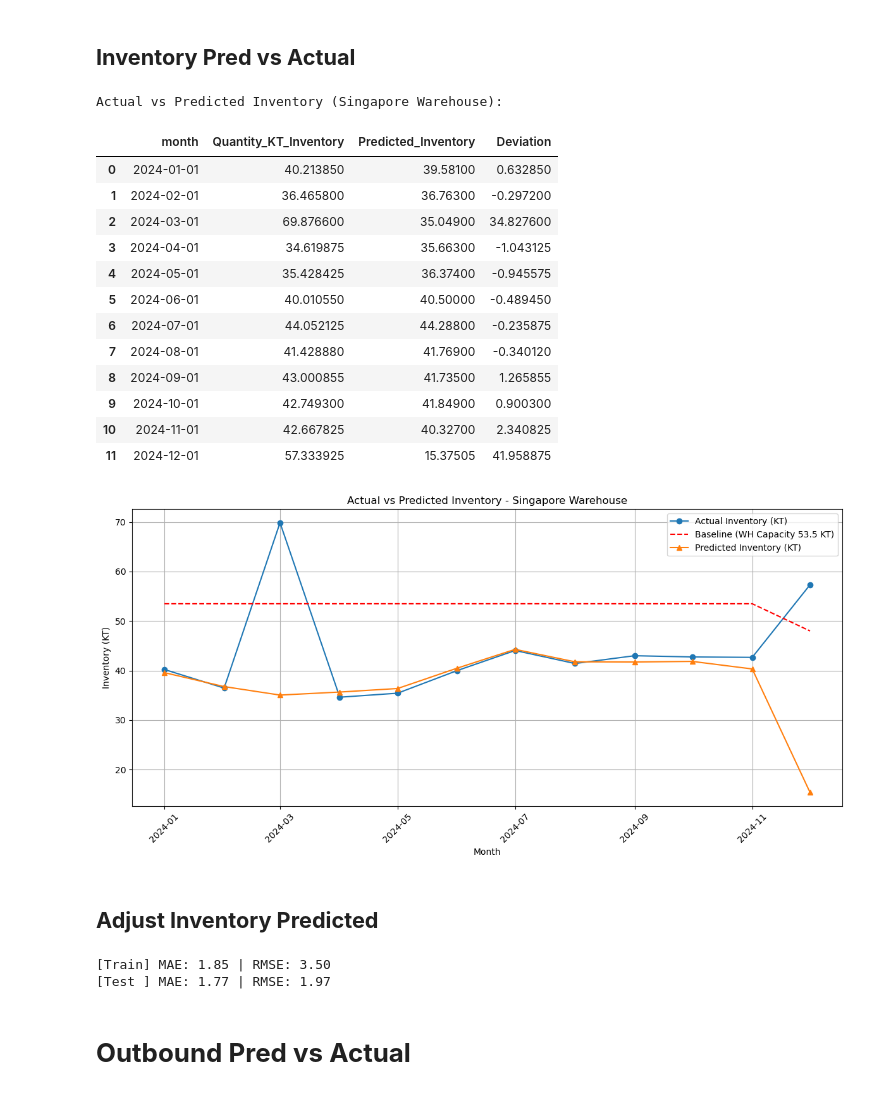
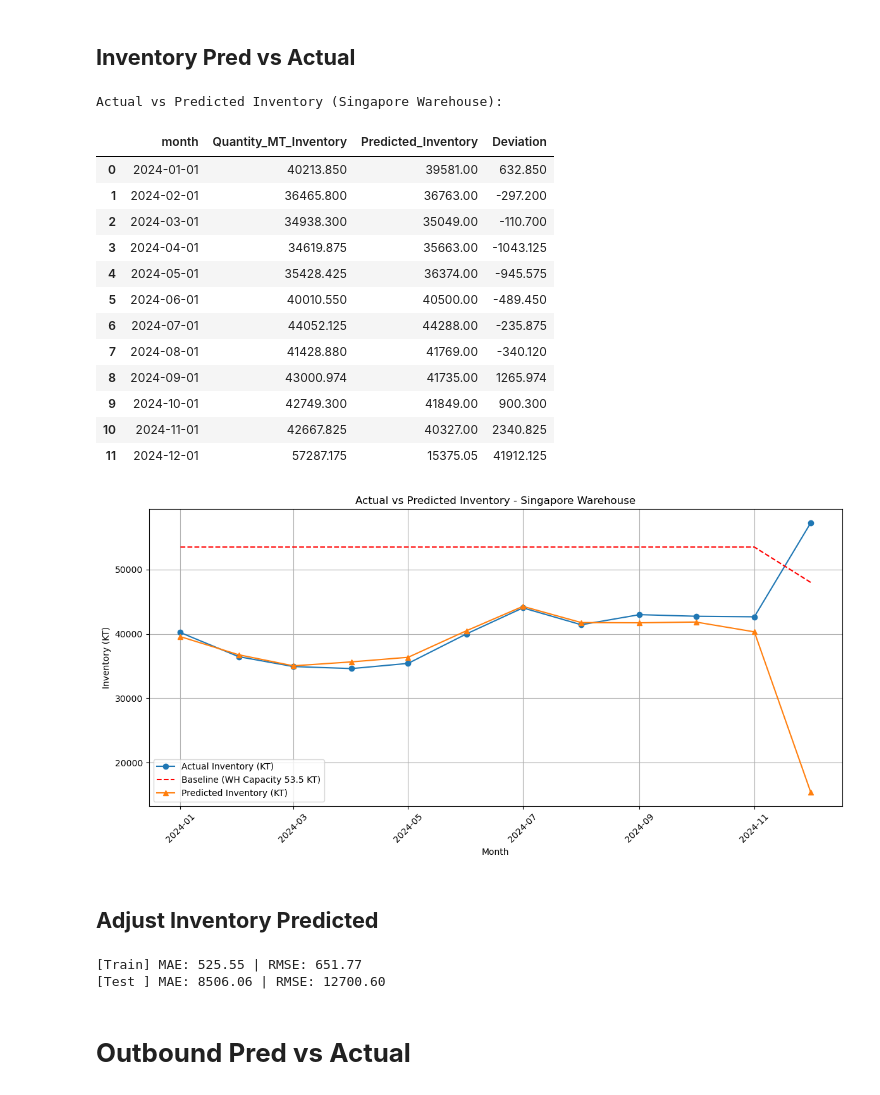
Before and after one commit to Atothegod/Exxon_Hackathon, a Jupyter notebook: 01-Singapore.ipynb, the cells around one changed output. Cells and saved outputs as stored; diff of their text form; code cells hidden in the pictures.

Commit message:
Test The scalability of the model

```diff
--- a/01-Singapore.ipynb
+++ b/01-Singapore.ipynb
@@ -210,7 +223,7 @@ Inventory dates: 2024-01-31 00:00:00 - 2024-12-31 00:00:00
 inventory_singapore['month'] = inventory_singapore['BALANCE_AS_OF_DATE'].dt.to_period('M').dt.to_timestamp()
 
 Inventory_monthly_singapore = (
-    inventory_singapore.groupby(['month', 'PLANT_NAME'])['Quantity_KT_Inventory']
+    inventory_singapore.groupby(['month', 'PLANT_NAME'])['Quantity_MT_Inventory']
     .sum()
     .reset_index()
 )
@@ -274,6 +287,6 @@ df = pd.merge(
     how='left'
 )
 df.fillna(0, inplace=True)
-df = df[['month', 'PLANT_NAME', 'Quantity_KT_In', 'Quantity_KT_Out', 'Quantity_KT_Inventory']]
+df = df[['month', 'PLANT_NAME', 'Quantity_KT_In', 'Quantity_KT_Out', 'Quantity_MT_Inventory']]
 df.head()
 # %% [output]
@@ -286,10 +299,10 @@ df.head()
 # %%
-y = [53.5] * 11 + [48]
+y = [53500] * 11 + [48000]
 plt.figure(figsize=(12, 6))
 plt.plot(df['month'], df['Quantity_KT_In'], marker='o', label='Inbound Qty (KT)')
 plt.plot(df['month'], df['Quantity_KT_Out'], marker='s', label='Outbound Qty (KT)')
 plt.plot(df['month'], y, color='r', linestyle='--', label='Baseline (WH Capacity (KT))')
-plt.plot(df['month'], df['Quantity_KT_Inventory'], marker='^', label='Inventory Qty (KT)')
+plt.plot(df['month'], df['Quantity_MT_Inventory'], marker='^', label='Inventory Qty (KT)')
 plt.title('Monthly Inbound, Outbound, and Inventory Qty (MT) - Singapore Warehouse')
 plt.xlabel('Month')
 plt.ylabel('Quantity (KT)')
@@ -338,9 +351,9 @@ plt.show()
 # %%
 singapore_data = {
     'Month': ['Jan-24', 'Feb-24', 'Mar-24', 'Apr-24', 'May-24', 'Jun-24', 'Jul-24', 'Aug-24', 'Sep-24', 'Oct-24', 'Nov-24', 'Dec-24'],
-    'Total Cap (KT)': [53.5, 53.5, 53.5, 53.5, 53.5, 53.5, 53.5, 53.5, 53.5, 53.5, 53.5, 48],
-    'Predicted Outbound (KT)': [8.71, 10.95, 9.36, 7.52, 10.74, 9.44, 11.38, 11.33, 16.70, 20.98, 16.47, 13.97],
-    'Predicted Inventory (KT)': [39.581, 36.763, 35.049, 35.663, 36.374, 40.5, 44.288, 41.769, 41.735, 41.849, 40.327, 15.37505]
+    'Total Cap (KT)': [53500, 53500, 53500, 53500, 53500, 53500, 53500, 53500, 53500, 53500, 53500, 48000],
+    'Predicted Outbound (KT)': [8710, 10950, 9360, 7520, 10740, 9440, 11380, 11330, 16700, 20980, 16470, 13970],
+    'Predicted Inventory (KT)': [39581, 36763, 35049, 35663, 36374, 40500, 44288, 41769, 41735, 41849, 40327, 15375.05]
 }
 
 singapore_predicted = pd.DataFrame(singapore_data)
@@ -381,52 +394,52 @@ plt.show()
 # %% [markdown]
 ## **Inventory Pred vs Actual**
 # %%
-comparison = df[['month', 'Quantity_KT_Inventory']].copy()
+comparison = df[['month', 'Quantity_MT_Inventory']].copy()
 comparison['Predicted_Inventory'] = comparison['month'].apply(
     lambda m: singapore_predicted.loc[singapore_predicted['Month'].dt.to_timestamp() == m, 'Predicted Inventory (KT)'].values[0]
     if not singapore_predicted.loc[singapore_predicted['Month'].dt.to_timestamp() == m].empty else None
 )
-comparison['Deviation'] = comparison['Quantity_KT_Inventory'] - comparison['Predicted_Inventory']
+comparison['Deviation'] = comparison['Quantity_MT_Inventory'] - comparison['Predicted_Inventory']
 
 print("Actual vs Predicted Inventory (Singapore Warehouse):")
 comparison
 # %% [output]
 Actual vs Predicted Inventory (Singapore Warehouse):
-|  | month | Quantity_KT_Inventory | Predicted_Inventory | Deviation |
-| 0 | 2024-01-01 | 40.213850 | 39.58100 | 0.632850 |
-| 1 | 2024-02-01 | 36.465800 | 36.76300 | -0.297200 |
-| 2 | 2024-03-01 | 69.876600 | 35.04900 | 34.827600 |
-| 3 | 2024-04-01 | 34.619875 | 35.66300 | -1.043125 |
-| 4 | 2024-05-01 | 35.428425 | 36.37400 | -0.945575 |
-| 5 | 2024-06-01 | 40.010550 | 40.50000 | -0.489450 |
-| 6 | 2024-07-01 | 44.052125 | 44.28800 | -0.235875 |
-| 7 | 2024-08-01 | 41.428880 | 41.76900 | -0.340120 |
-| 8 | 2024-09-01 | 43.000855 | 41.73500 | 1.265855 |
-| 9 | 2024-10-01 | 42.749300 | 41.84900 | 0.900300 |
-| 10 | 2024-11-01 | 42.667825 | 40.32700 | 2.340825 |
-| 11 | 2024-12-01 | 57.333925 | 15.37505 | 41.958875 |
+|  | month | Quantity_MT_Inventory | Predicted_Inventory | Deviation |
+| 0 | 2024-01-01 | 40213.850 | 39581.00 | 632.850 |
+| 1 | 2024-02-01 | 36465.800 | 36763.00 | -297.200 |
+| 2 | 2024-03-01 | 34938.300 | 35049.00 | -110.700 |
+| 3 | 2024-04-01 | 34619.875 | 35663.00 | -1043.125 |
+| 4 | 2024-05-01 | 35428.425 | 36374.00 | -945.575 |
+| 5 | 2024-06-01 | 40010.550 | 40500.00 | -489.450 |
+| 6 | 2024-07-01 | 44052.125 | 44288.00 | -235.875 |
+| 7 | 2024-08-01 | 41428.880 | 41769.00 | -340.120 |
+| 8 | 2024-09-01 | 43000.974 | 41735.00 | 1265.974 |
+| 9 | 2024-10-01 | 42749.300 | 41849.00 | 900.300 |
+| 10 | 2024-11-01 | 42667.825 | 40327.00 | 2340.825 |
+| 11 | 2024-12-01 | 57287.175 | 15375.05 | 41912.125 |
 # %%
 plt.figure(figsize=(12, 6))
-plt.plot(df['month'], df['Quantity_KT_Inventory'], marker='o', label='Actual Inventory (KT)')
+plt.plot(df['month'], df['Quantity_MT_Inventory'], marker='o', label='Actual Inventory (KT)')
 plt.plot(df['month'], y, color='r', linestyle='--', label='Baseline (WH Capacity 53.5 KT)')
 plt.plot(singapore_predicted['Month'].dt.to_timestamp(), singapore_predicted['Predicted Inventory (KT)'], marker='^', label='Predicted Inventory (KT)')
 plt.title('Actual vs Predicted Inventory - Singapore Warehouse')
 plt.xlabel('Month')
 plt.ylabel('Inventory (KT)')
 plt.legend()
 plt.grid(True)
 plt.xticks(rotation=45)
 plt.tight_layout()
 plt.show()
 # %% [output]
-[figure, old version]
+[figure, new version]
 # %% [markdown]
 ## **Adjust Inventory Predicted**
 # %%
-comparison_valid = comparison.dropna(subset=['Predicted_Inventory','Quantity_KT_Inventory'])
+comparison_valid = comparison.dropna(subset=['Predicted_Inventory','Quantity_MT_Inventory'])
 
 X = comparison_valid[['Predicted_Inventory']]
-y = comparison_valid['Quantity_KT_Inventory']
+y = comparison_valid['Quantity_MT_Inventory']
 
 scaler = RobustScaler()
 X_scaled = scaler.fit_transform(X)
@@ -460,8 +473,8 @@ y_test_pred = xgb.predict(X_test)
 print(f"[Train] MAE: {mean_absolute_error(y_train, y_train_pred):.2f} | RMSE: {np.sqrt(mean_squared_error(y_train, y_train_pred)):.2f}")
 print(f"[Test ] MAE: {mean_absolute_error(y_test, y_test_pred):.2f} | RMSE: {np.sqrt(mean_squared_error(y_test, y_test_pred)):.2f}")
 # %% [output]
-[Train] MAE: 1.85 | RMSE: 3.50
-[Test ] MAE: 1.77 | RMSE: 1.97
+[Train] MAE: 525.55 | RMSE: 651.77
+[Test ] MAE: 8506.06 | RMSE: 12700.60
 # %%
 X_all = scaler.transform(comparison[['Predicted_Inventory']].fillna(0))
 comparison['Predicted_Adjusted'] = xgb.predict(X_all)
```
Also changed, not shown: parts of 44 cells of this notebook, 9 other files.
